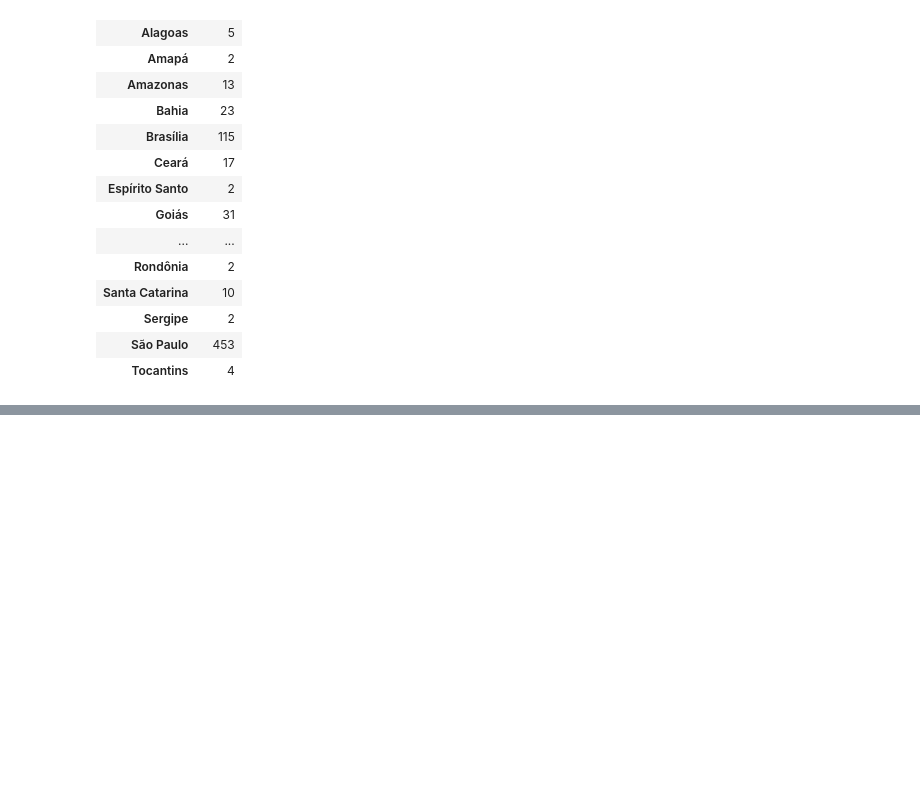
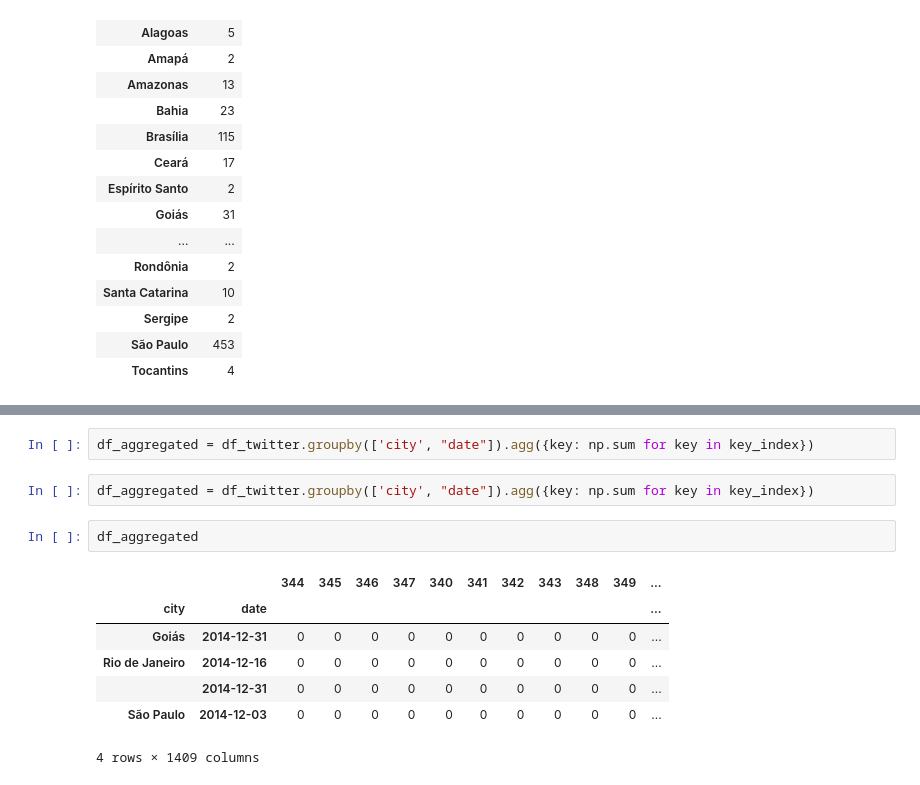
Before and after one commit to runninghack/multi_lingual_lasso, a Jupyter notebook: ipython_notebook_log.ipynb, the cells around one changed output, grey strips where cells are left out. Saved outputs shown, nothing was run; the diff lists cells and outputs as text; blank space fills up the shorter version.

```diff
--- a/ipython_notebook_log.ipynb
+++ b/ipython_notebook_log.ipynb
@@ -481,0 +1921,14 @@ df_gsr_selected.groupby('city').agg({'event':np.sum})
+# %%
+df_aggregated = df_twitter.groupby(['city', "date"]).agg({key: np.sum for key in key_index})
+# %%
+df_aggregated = df_twitter.groupby(['city', "date"]).agg({key: np.sum for key in key_index})
+# %%
+df_aggregated
+# %% [output]
+|  |  | 344 | 345 | 346 | 347 | 340 | 341 | 342 | 343 | 348 | 349 | ... |
+| city | date |  |  |  |  |  |  |  |  |  |  | ... |
+| Goiás | 2014-12-31 | 0 | 0 | 0 | 0 | 0 | 0 | 0 | 0 | 0 | 0 | ... |
+| Rio de Janeiro | 2014-12-16 | 0 | 0 | 0 | 0 | 0 | 0 | 0 | 0 | 0 | 0 | ... |
+|  | 2014-12-31 | 0 | 0 | 0 | 0 | 0 | 0 | 0 | 0 | 0 | 0 | ... |
+| São Paulo | 2014-12-03 | 0 | 0 | 0 | 0 | 0 | 0 | 0 | 0 | 0 | 0 | ... |
+4 rows × 1409 columns
```
Also changed, not shown: parts of 160 cells of this notebook, 1 other file.
